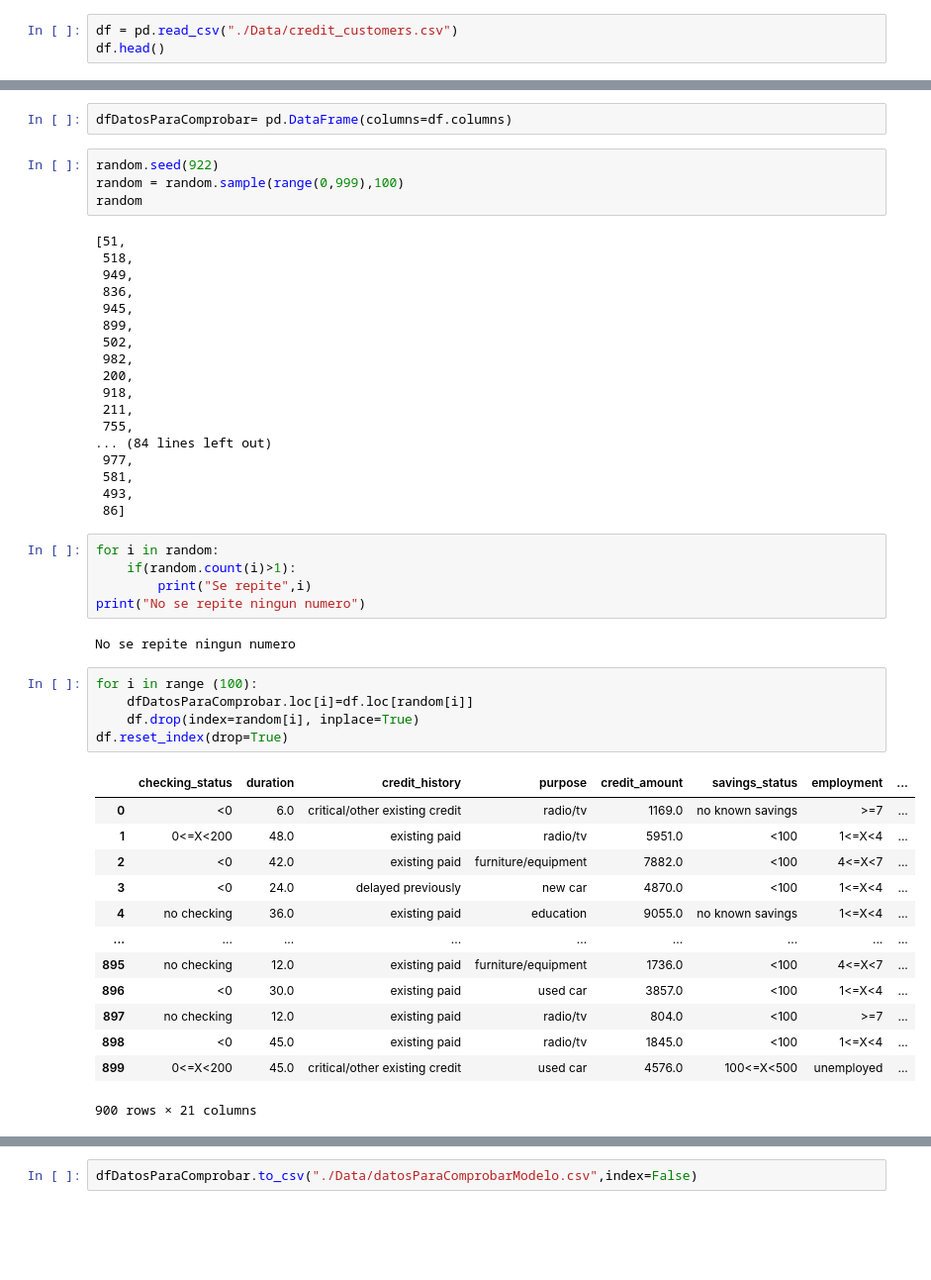
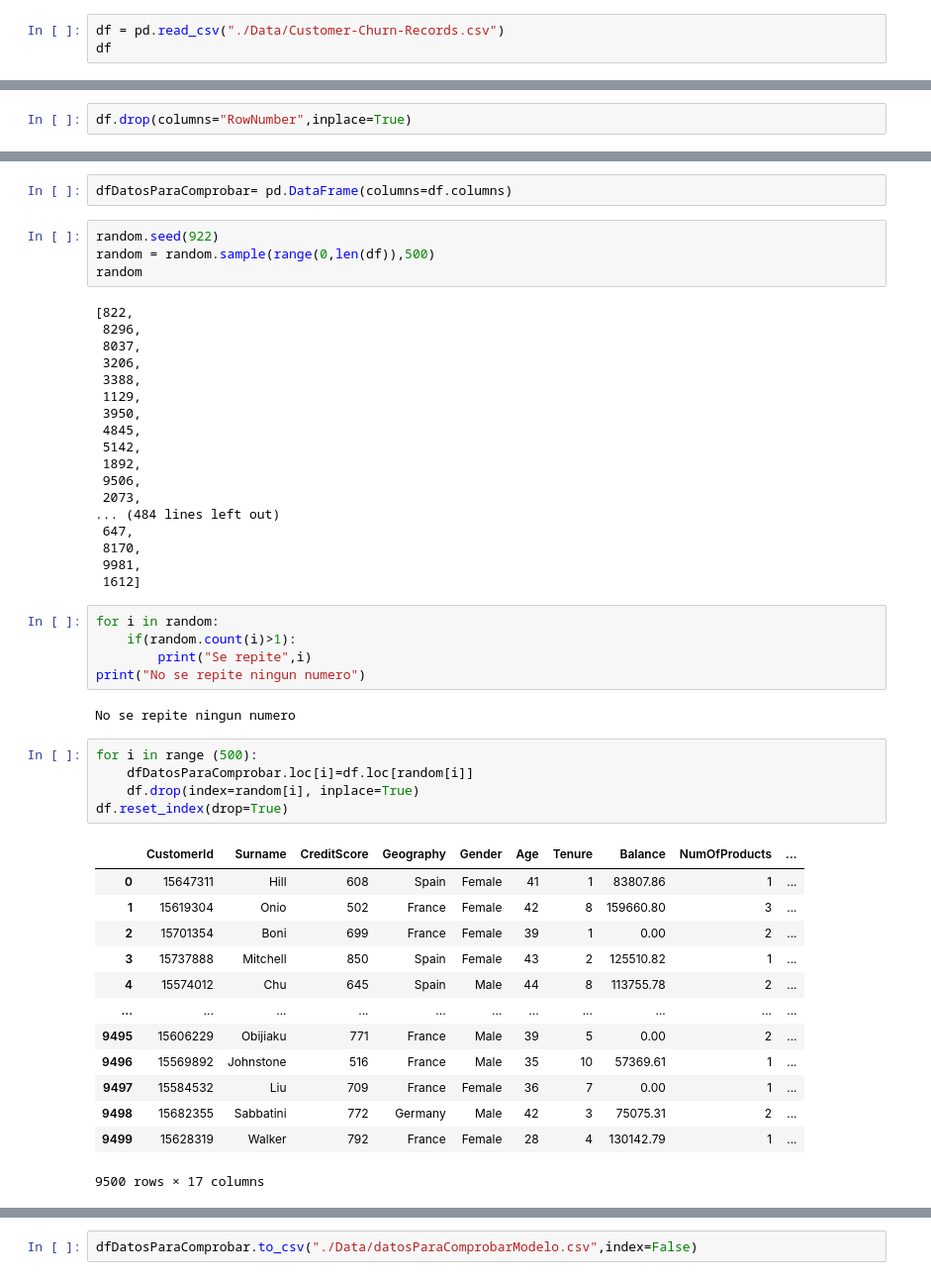
Before and after one commit to EclipsoIR/ProyectoMachineLearningPython, a Jupyter notebook: creacion2CSV.ipynb, the cells around one changed output, grey strips where cells are left out. Shown at 99% size. Drawn from its saved outputs; the diff is of its cells as text; blank space fills up the shorter version.

```diff
--- a/creacion2CSV.ipynb
+++ b/creacion2CSV.ipynb
@@ -3,6 +3,6 @@ import pandas as pd
 import numpy as np
 import random
 # %%
-df = pd.read_csv("./Data/credit_customers.csv")
-df.head()
+df = pd.read_csv("./Data/Customer-Churn-Records.csv")
+df
 # %% [output]
@@ -15,0 +22,2 @@ df.head()
+# %%
+df.drop(columns="RowNumber",inplace=True)
@@ -17,26 +34,26 @@ df.head()
 dfDatosParaComprobar= pd.DataFrame(columns=df.columns)
 # %%
 random.seed(922)
-random = random.sample(range(0,999),100)
+random = random.sample(range(0,len(df)),500)
 random
 # %% [output]
-[51,
- 518,
- 949,
- 836,
- 945,
- 899,
- 502,
- 982,
- 200,
- 918,
- 211,
- 755,
-... (84 lines left out)
- 977,
- 581,
- 493,
- 86]
+[822,
+ 8296,
+ 8037,
+ 3206,
+ 3388,
+ 1129,
+ 3950,
+ 4845,
+ 5142,
+ 1892,
+ 9506,
+ 2073,
+... (484 lines left out)
+ 647,
+ 8170,
+ 9981,
+ 1612]
 # %%
 for i in random:
     if(random.count(i)>1):
@@ -45,24 +62,24 @@ print("No se repite ningun numero")
 # %% [output]
 No se repite ningun numero
 # %%
-for i in range (100):
+for i in range (500):
     dfDatosParaComprobar.loc[i]=df.loc[random[i]]
     df.drop(index=random[i], inplace=True)
 df.reset_index(drop=True)
 # %% [output]
-|  | checking_status | duration | credit_history | purpose | credit_amount | savings_status | employment | ... |
-| 0 | <0 | 6.0 | critical/other existing credit | radio/tv | 1169.0 | no known savings | >=7 | ... |
-| 1 | 0<=X<200 | 48.0 | existing paid | radio/tv | 5951.0 | <100 | 1<=X<4 | ... |
-| 2 | <0 | 42.0 | existing paid | furniture/equipment | 7882.0 | <100 | 4<=X<7 | ... |
-| 3 | <0 | 24.0 | delayed previously | new car | 4870.0 | <100 | 1<=X<4 | ... |
-| 4 | no checking | 36.0 | existing paid | education | 9055.0 | no known savings | 1<=X<4 | ... |
-| ... | ... | ... | ... | ... | ... | ... | ... | ... |
-| 895 | no checking | 12.0 | existing paid | furniture/equipment | 1736.0 | <100 | 4<=X<7 | ... |
-| 896 | <0 | 30.0 | existing paid | used car | 3857.0 | <100 | 1<=X<4 | ... |
-| 897 | no checking | 12.0 | existing paid | radio/tv | 804.0 | <100 | >=7 | ... |
-| 898 | <0 | 45.0 | existing paid | radio/tv | 1845.0 | <100 | 1<=X<4 | ... |
-| 899 | 0<=X<200 | 45.0 | critical/other existing credit | used car | 4576.0 | 100<=X<500 | unemployed | ... |
+|  | CustomerId | Surname | CreditScore | Geography | Gender | Age | Tenure | Balance | NumOfProducts | ... |
+| 0 | 15647311 | Hill | 608 | Spain | Female | 41 | 1 | 83807.86 | 1 | ... |
+| 1 | 15619304 | Onio | 502 | France | Female | 42 | 8 | 159660.80 | 3 | ... |
+| 2 | 15701354 | Boni | 699 | France | Female | 39 | 1 | 0.00 | 2 | ... |
+| 3 | 15737888 | Mitchell | 850 | Spain | Female | 43 | 2 | 125510.82 | 1 | ... |
+| 4 | 15574012 | Chu | 645 | Spain | Male | 44 | 8 | 113755.78 | 2 | ... |
+| ... | ... | ... | ... | ... | ... | ... | ... | ... | ... | ... |
+| 9495 | 15606229 | Obijiaku | 771 | France | Male | 39 | 5 | 0.00 | 2 | ... |
+| 9496 | 15569892 | Johnstone | 516 | France | Male | 35 | 10 | 57369.61 | 1 | ... |
+| 9497 | 15584532 | Liu | 709 | France | Female | 36 | 7 | 0.00 | 1 | ... |
+| 9498 | 15682355 | Sabbatini | 772 | Germany | Male | 42 | 3 | 75075.31 | 2 | ... |
+| 9499 | 15628319 | Walker | 792 | France | Female | 28 | 4 | 130142.79 | 1 | ... |
-900 rows × 21 columns
+9500 rows × 17 columns
 # %%
 dfDatosParaComprobar
 # %% [output]
```
Also changed, not shown: parts of 3 cells of this notebook, 5 other files.
